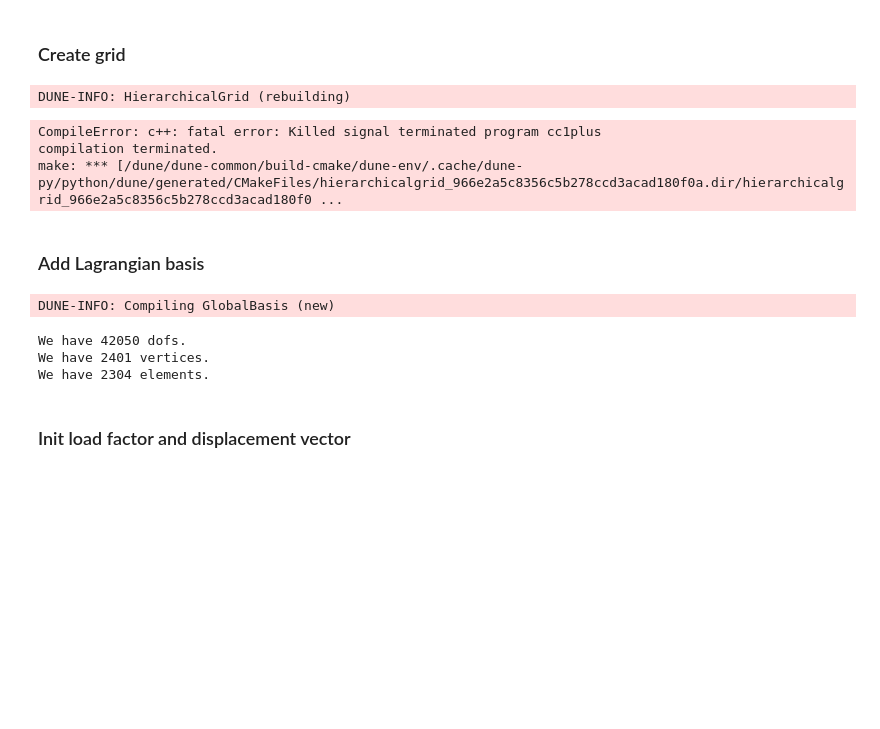
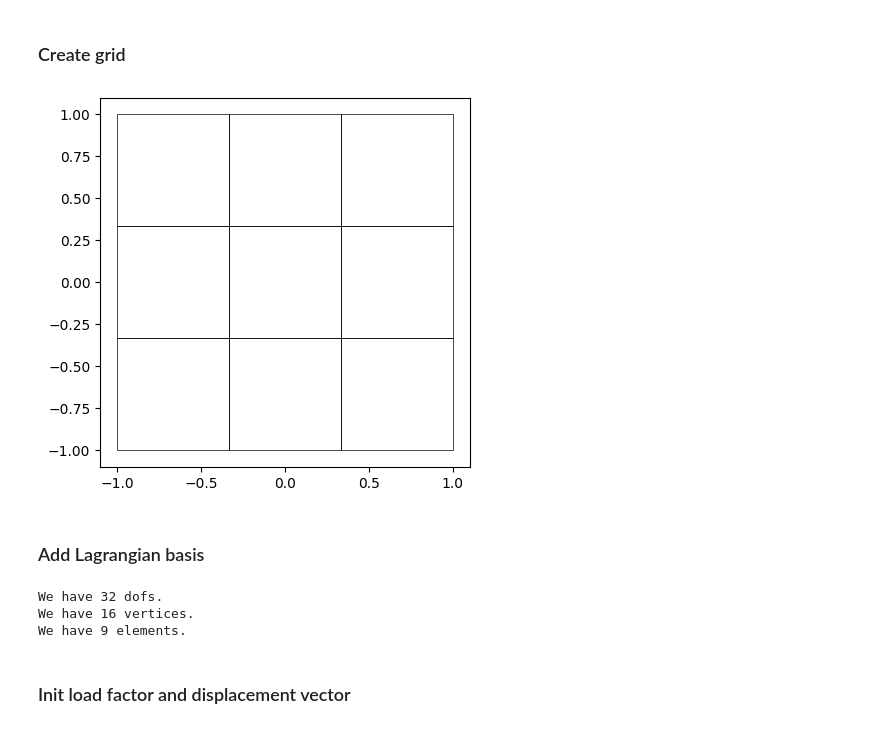
Before and after one commit to rath3t/visualStudioCodeAndIkarus, a Jupyter notebook: nonLinearElasticity.ipynb, the cells around one changed output. Cells and saved outputs as stored; diff of their text form; code cells hidden in the pictures; blank space fills up the shorter version.

```diff
--- a/nonLinearElasticity.ipynb
+++ b/nonLinearElasticity.ipynb
@@ -58,28 +96,24 @@ from dune.vtk import  vtkWriter
 # %%
 lowerLeft = [-1,-1]
 upperRight = [1,1]
 elements = [3,3]
 
 grid = dune.grid.structuredGrid(lowerLeft,upperRight,elements)
-grid.hierarchicalGrid.globalRefine(4)
+grid.hierarchicalGrid.globalRefine(0)
 grid.plot()
 # %% [output]
-DUNE-INFO: HierarchicalGrid (rebuilding)
-CompileError: c++: fatal error: Killed signal terminated program cc1plus
-compilation terminated.
-make: *** [/dune/dune-common/build-cmake/dune-env/.cache/dune-py/python/dune/generated/CMakeFiles/hierarchicalgrid_966e2a5c8356c5b278ccd3acad180f0a.dir/hierarchicalgrid_966e2a5c8356c5b278ccd3acad180f0 ...
+[figure, added]
 # %% [markdown]
 ### Add Lagrangian basis
 # %%
-basisLagrange1 = dune.functions.defaultGlobalBasis(grid, dune.functions.Power(dune.functions.Lagrange(order=3),2))
+basisLagrange1 = dune.functions.defaultGlobalBasis(grid, dune.functions.Power(dune.functions.Lagrange(order=1),2))
 print('We have {} dofs.'.format(len(basisLagrange1)))
 print('We have {} vertices.'.format(grid.size(2)))
 print('We have {} elements.'.format(grid.size(0)))
 # %% [output]
-DUNE-INFO: Compiling GlobalBasis (new)
+We have 32 dofs.
+We have 16 vertices.
+We have 9 elements.
-We have 42050 dofs.
-We have 2401 vertices.
-We have 2304 elements.
 # %% [markdown]
 ### Init load factor and displacement vector
 # %%
```
Also changed, not shown: parts of 10 cells of this notebook, 1 other file.
